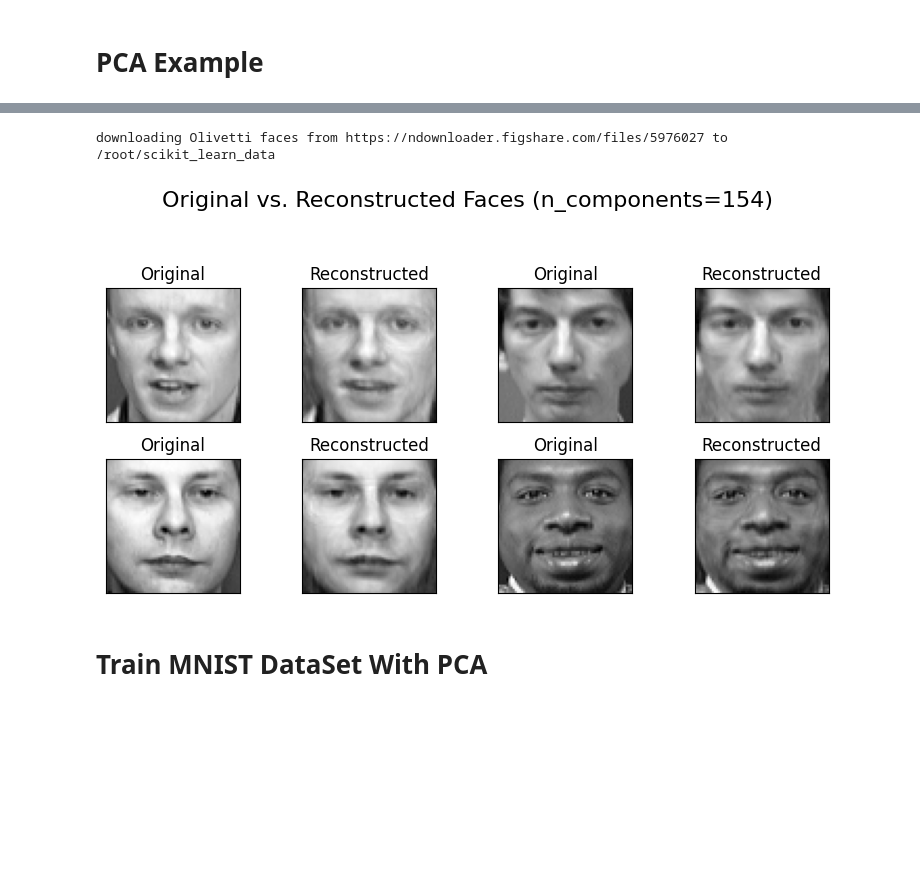
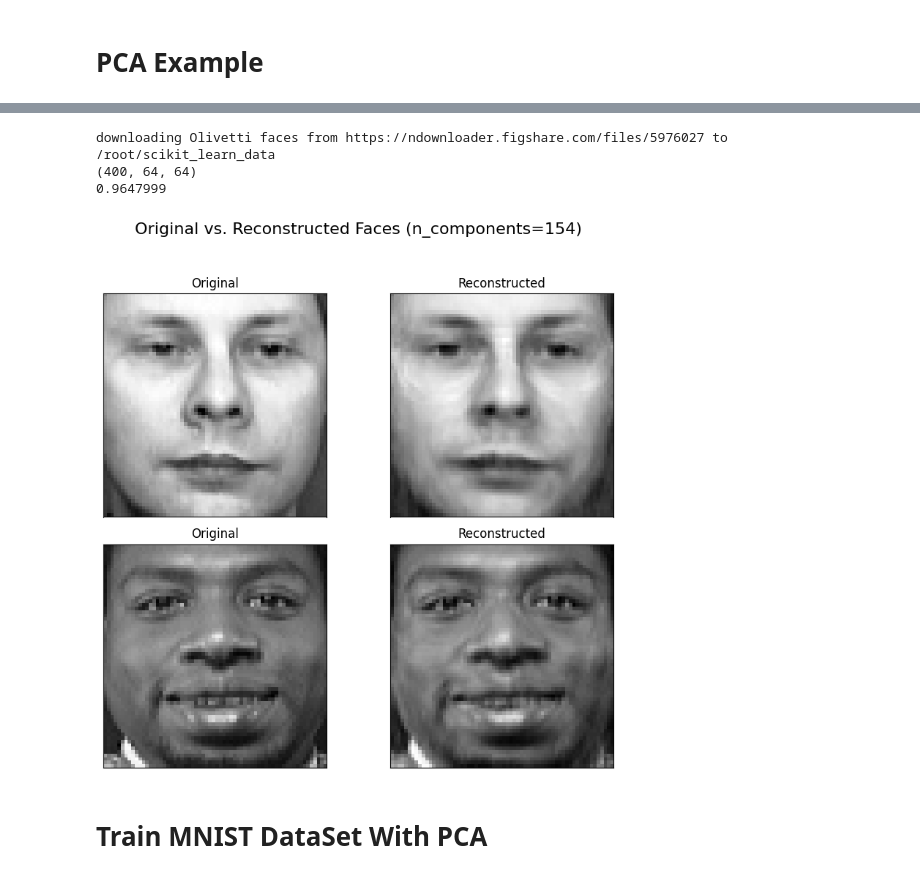
Before and after one commit to Eclipse-peach/pca-performance_mlp, a Jupyter notebook: PCA.ipynb, the cells around one changed output, grey strips where cells are left out. Drawn from its saved outputs; the diff is of its cells as text; code cells hidden in the pictures; blank space fills up the shorter version.

```diff
--- a/PCA.ipynb
+++ b/PCA.ipynb
@@ -71,42 +231,50 @@ n_samples, height, width = faces_image.shape
 n_features = height * width
 n_classes = len(np.unique(faces_target))
 
+print(faces_image.shape)
+
+pca_face = PCA()
+pca_face.fit(faces_flat)
+cumsum = np.cumsum(pca_face.explained_variance_ratio_)
+print(cumsum[153])
 # Choose the number of principal components
 n_components = 154
 
 # Initialize and fit PCA
 pca2 = PCA(n_components=n_components)
 faces_reduced = pca2.fit_transform(faces_flat)
 
 # Reconstruct the images from the reduced data
 faces_reconstructed = pca2.inverse_transform(faces_reduced)
 faces_reconstructed = faces_reconstructed.reshape(n_samples, height, width)
 
-# Plot the first 10 original and reconstructed images
-n_rows = 4
-n_cols = 4
+# Plot the first 4 original and reconstructed images
+n_rows = 2
+n_cols = 2
 plt.figure(figsize=(8, 8))
 plt.suptitle(f"Original vs. Reconstructed Faces (n_components={n_components})", fontsize=16)
 
 for i in range(n_cols):
     # Original image
     plt.subplot(n_rows, n_cols, 2 * i + 1)
-    plt.imshow(faces_image[i], cmap='gray')
+    plt.imshow(faces_image[i+2], cmap='gray')
     plt.title("Original")
     plt.xticks([])
     plt.yticks([])
 
     # Reconstructed image
     plt.subplot(n_rows, n_cols, 2 * i + 2)
-    plt.imshow(faces_reconstructed[i], cmap='gray')
+    plt.imshow(faces_reconstructed[i+2], cmap='gray')
     plt.title("Reconstructed")
     plt.xticks([])
     plt.yticks([])
 
 plt.tight_layout(rect=[0, 0.03, 1, 0.95])
 plt.show()
 # %% [output]
 downloading Olivetti faces from https://ndownloader.figshare.com/files/5976027 to /root/scikit_learn_data
+(400, 64, 64)
+0.9647999
-[figure, old version]
+[figure, new version]
 # %% [markdown]
 # Train MNIST DataSet With PCA
```
Also changed, not shown: parts of 9 cells of this notebook.
